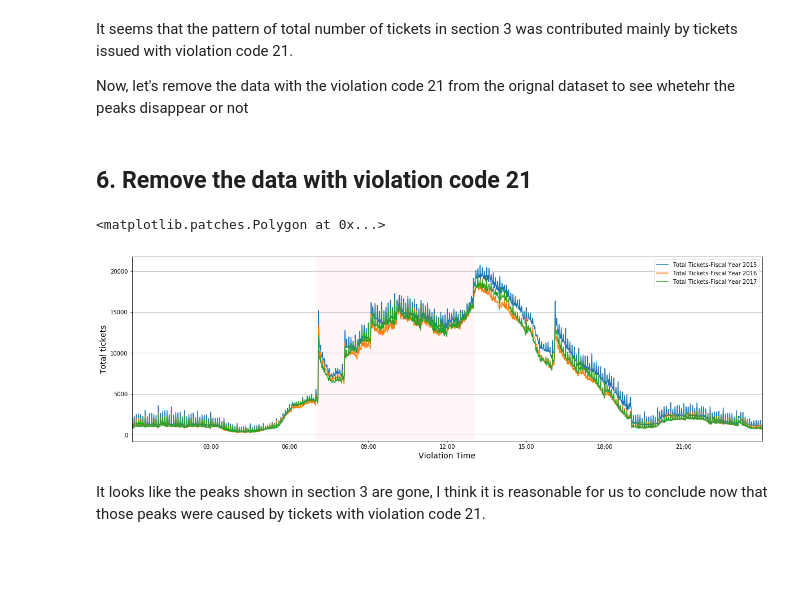
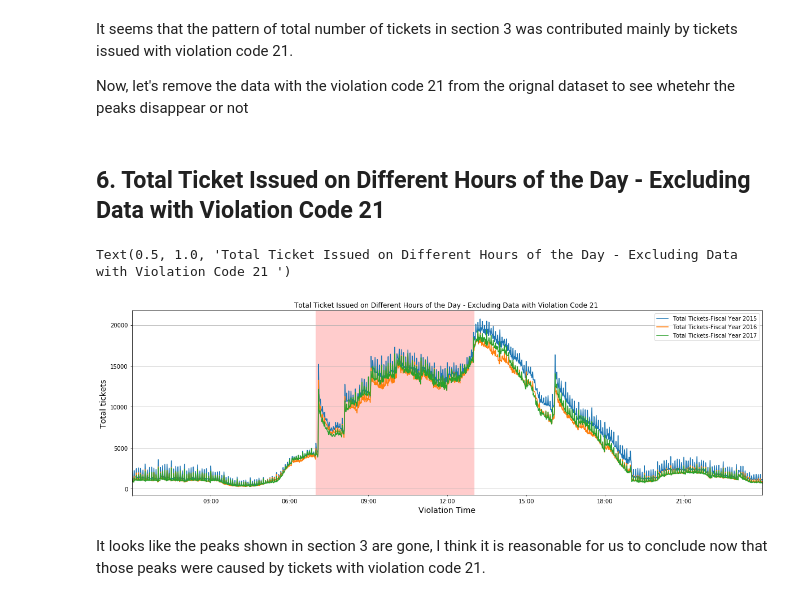
Before and after one commit to siuyik11/NYC_parking_ticket_analysis, a Jupyter notebook: NYC_parking_ticket_analysis.ipynb, the cells around one changed output. Drawn from its saved outputs; the diff is of its cells as text; code cells hidden in the pictures; blank space fills up the shorter version.

```diff
--- a/NYC_parking_ticket_analysis.ipynb
+++ b/NYC_parking_ticket_analysis.ipynb
@@ -124,8 +126,8 @@ for data, year, start_date, end_date in zip(data_151617, years, start_dates, end
     fig = plt.figure(figsize = (15,4))
     ax = fig.add_subplot(1,1,1)
     Date_Total.plot(ax = ax, kind = 'line', color = 'steelblue', grid = True, figsize = (15,4))
-    ax.hlines(y = Date_Total['Total Tickets'].mean(), xmin = start_date, xmax = end_date, color = 'r', )
-    plt.text(end_date, Date_Total['Total Tickets'].mean(), ("Annual Average = " + str(int(Date_Total['Total Tickets'].mean()))), color = 'r', fontsize = 14)
+    ax.hlines(y = Date_Total['Total Tickets'].mean(), xmin = start_date, xmax = end_date, color = 'red', )
+    plt.text(end_date, Date_Total['Total Tickets'].mean(), ("Annual Average = " + str(int(Date_Total['Total Tickets'].mean()))), color = 'red', fontsize = 14)
     plt.title("Total Parking Tickets Issued Per Day Over the Fiscal Year " + str(year), fontsize = 18 )
     ax.set_xlabel('Issue Date', fontsize = 14)
     ax.set_ylabel('Total Tickets',fontsize = 14)
@@ -335,30 +339,31 @@ It seems that the pattern of total number of tickets in section 3 was contribute
 Now, let's remove the data with the violation code 21 from the orignal dataset to see whetehr the peaks disappear or not
 # %% [markdown]
 <a id = '6'></a>
-## 6. Remove the data with violation code 21
+## 6. Total Ticket Issued on Different Hours of the Day - Excluding Data with Violation Code 21
 # %%
 fig = plt.figure(figsize = (20,6))
 ax = fig.add_subplot(1,1,1)
 for data, year in zip(data_151617, years):
     #Cleanning the dataset
     v_code_data = data[['Violation Time', 'Summons Number','Violation Code']]
     v_code_data = v_code_data.loc[v_code_data['Violation Code'] != 21]
     v_code_data = v_code_data.groupby('Violation Time', as_index = False).count()
     v_code_data = v_code_data.drop('Violation Code', axis = 1)
     v_code_data = v_code_data.loc[v_code_data['Summons Number'] > 10] #I found this is a very effective way to filter all invalid data entries since they are all infrequent events.
     v_code_data['Cleaned Violation Time'] = v_code_data['Violation Time'].apply(cleanViolationTime)
     v_code_data = v_code_data.loc[v_code_data['Cleaned Violation Time'].dt.year == 1960].groupby('Cleaned Violation Time').sum()
     v_code_data = v_code_data.rename(columns = {'Summons Number' : ('Total Tickets-Fiscal Year ' + str(year))})
     #graph section
     v_code_data.plot(ax = ax, kind = 'line', grid = True, alpha = 1)
     ax.set_xlabel("Violation Time", fontsize = 14)
     ax.set_ylabel("Total tickets", fontsize = 14)
     ax.xaxis.set_major_locator(dates.HourLocator())
     ax.xaxis.set_major_formatter(dates.DateFormatter("%H:%M"))
-ax.axvspan('1960-01-01 07:00','1960-01-01 13:00', alpha = 0.08, color = 'r' )
+ax.axvspan('1960-01-01 07:00','1960-01-01 13:00', alpha = 0.2, color = 'red' )
+plt.title('Total Ticket Issued on Different Hours of the Day - Excluding Data with Violation Code 21 ')
 # %% [output]
-<matplotlib.patches.Polygon at 0x...>
+Text(0.5, 1.0, 'Total Ticket Issued on Different Hours of the Day - Excluding Data with Violation Code 21 ')
-[figure, old version]
+[figure, new version]
 # %% [markdown]
 It looks like the peaks shown in section 3 are gone, I think it is reasonable for us to conclude now that those peaks were caused by tickets with violation code 21.
 # %% [markdown]
```
Also changed, not shown: parts of 19 cells of this notebook, 2 other files.
